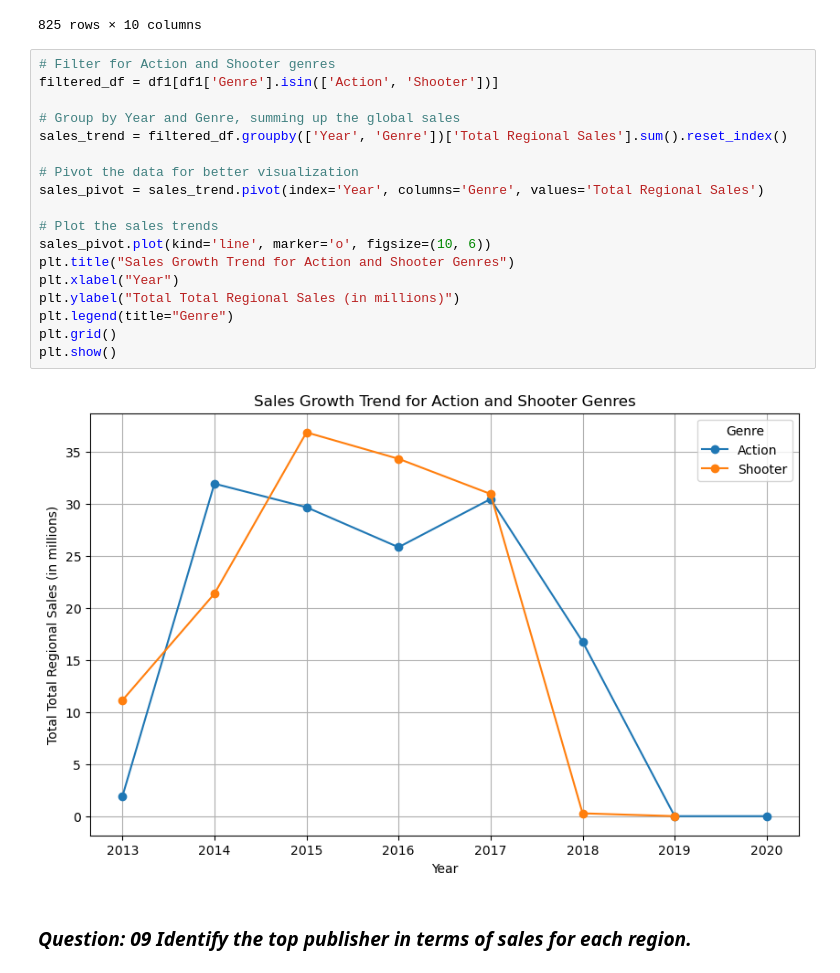
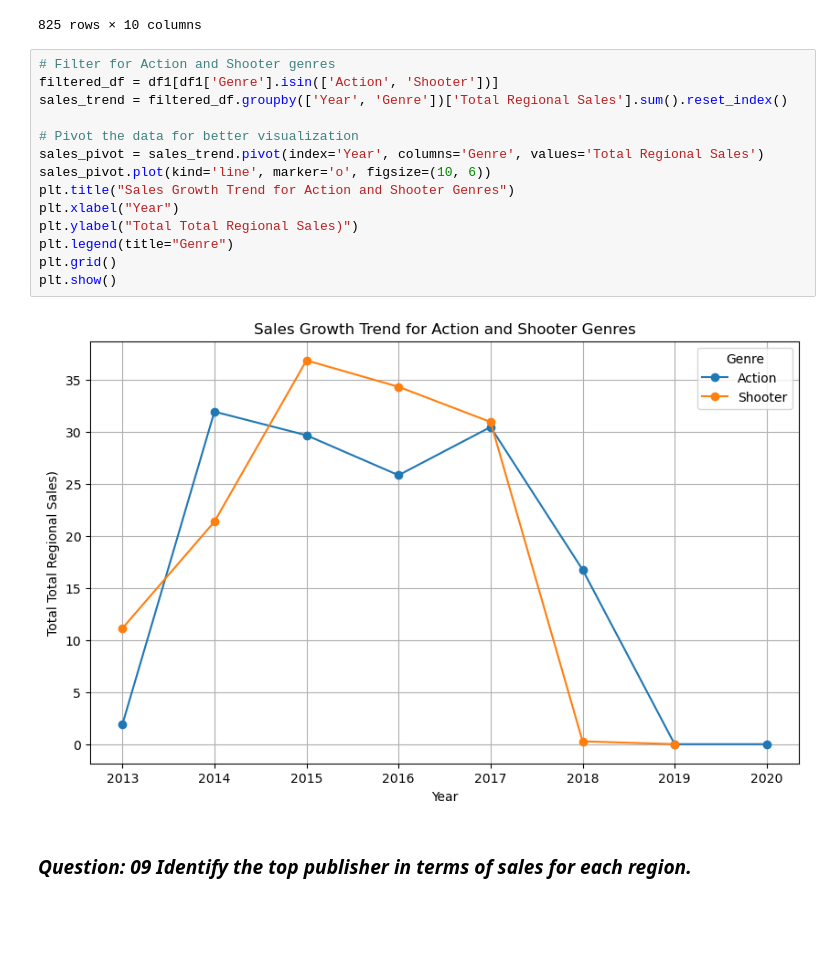
Before and after one commit to mehreen-mukhtar/Region-Sales-Analysis, a Jupyter notebook: Untitled.ipynb, the cells around one changed output. Drawn from its saved outputs; the diff is of its cells as text; blank space fills up the shorter version.

```diff
--- a/Untitled.ipynb
+++ b/Untitled.ipynb
@@ -305,23 +294,19 @@ df1
 # %%
 # Filter for Action and Shooter genres
 filtered_df = df1[df1['Genre'].isin(['Action', 'Shooter'])]
-
-# Group by Year and Genre, summing up the global sales
 sales_trend = filtered_df.groupby(['Year', 'Genre'])['Total Regional Sales'].sum().reset_index()
 
 # Pivot the data for better visualization
 sales_pivot = sales_trend.pivot(index='Year', columns='Genre', values='Total Regional Sales')
-
-# Plot the sales trends
 sales_pivot.plot(kind='line', marker='o', figsize=(10, 6))
 plt.title("Sales Growth Trend for Action and Shooter Genres")
 plt.xlabel("Year")
-plt.ylabel("Total Total Regional Sales (in millions)")
+plt.ylabel("Total Total Regional Sales)")
 plt.legend(title="Genre")
 plt.grid()
 plt.show()
 # %% [output]
-[figure, old version]
+[figure, new version]
 # %% [markdown]
 ### ***Question: 09 Identify the top publisher in terms of sales for each region.***
 # %%
```
Also changed, not shown: parts of 12 cells of this notebook.
